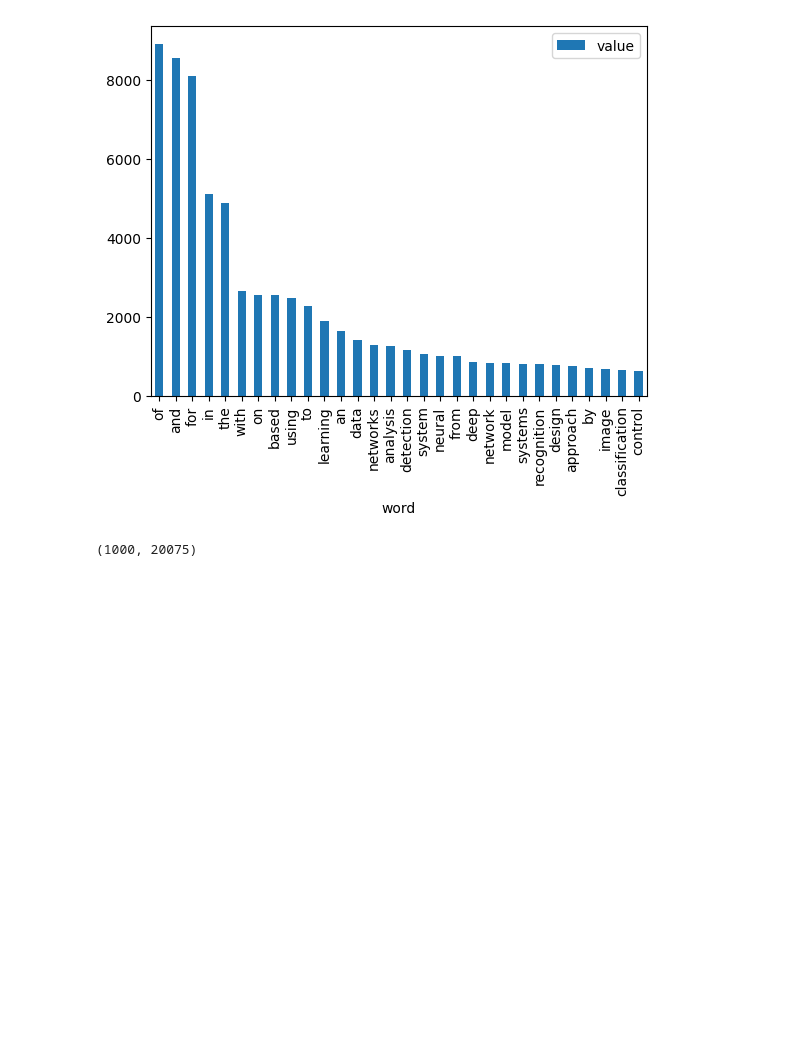
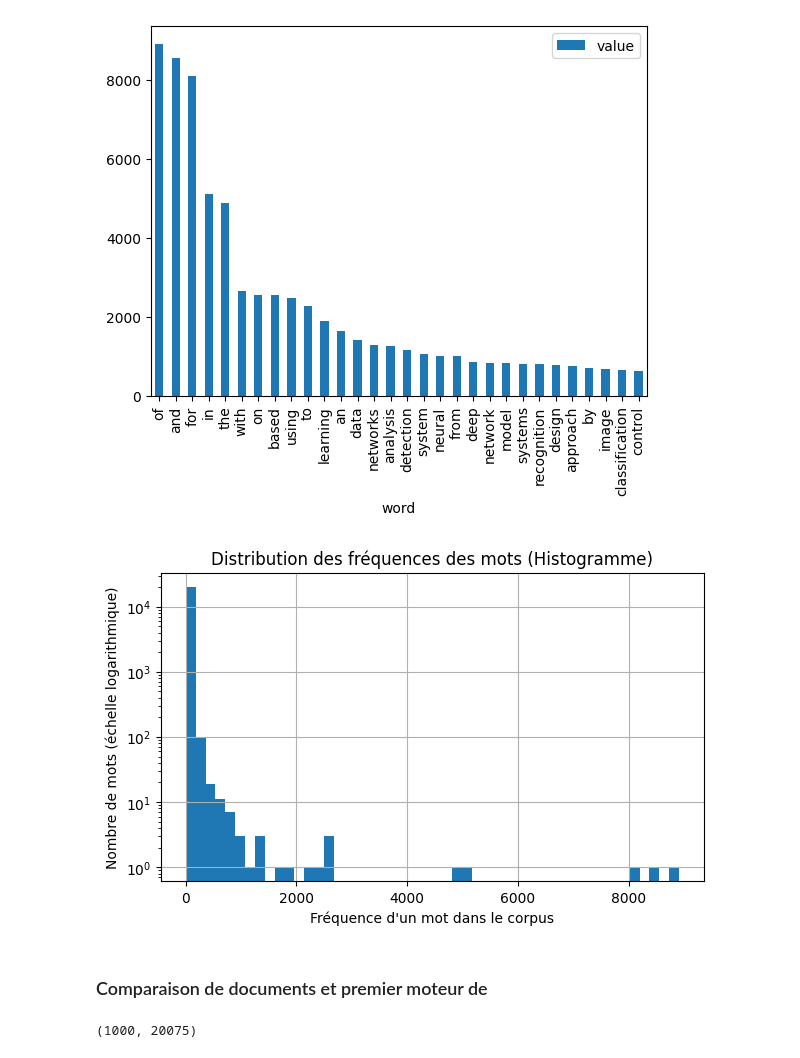
Before and after one commit to jsilvalavin/BE2, a Jupyter notebook: code.ipynb, the cells around one changed output. Drawn from its saved outputs; the diff is of its cells as text; code cells hidden in the pictures; blank space fills up the shorter version.

Commit message:
Addaed visualizations and fixed some issues

```diff
--- a/code.ipynb
+++ b/code.ipynb
@@ -186,6 +205,24 @@ print_feats(titles_matrix.sum(axis=0),count_vectorizer.get_feature_names_out()).
 # %% [output]
 <Axes: xlabel='word'>
 [figure]
+# %%
+# Somme des occurrences par mot (colonne)
+word_frequencies = np.array(titles_matrix.sum(axis=0)).flatten()
+
+# On enlève les mots qui apparaissent 0 fois (par sécurité)
+word_frequencies = word_frequencies[word_frequencies > 0]
+
+plt.figure(figsize=(7, 4))
+plt.hist(word_frequencies, bins=50, log=True)
+plt.xlabel("Fréquence d'un mot dans le corpus")
+plt.ylabel("Nombre de mots (échelle logarithmique)")
+plt.title("Distribution des fréquences des mots (Histogramme)")
+plt.grid(True)
+plt.show()
+# %% [output]
+[figure, added]
+# %% [markdown]
+### Comparaison de documents et premier moteur de
 # %%
 cos_similarities = cosine_similarity(titles_matrix)
 # %%
```
Also changed, not shown: parts of 41 cells of this notebook.
